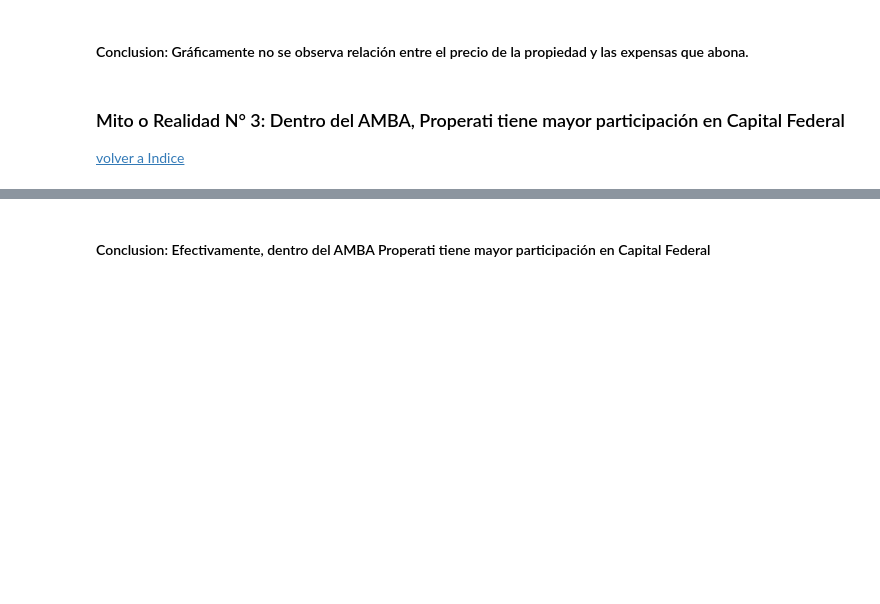
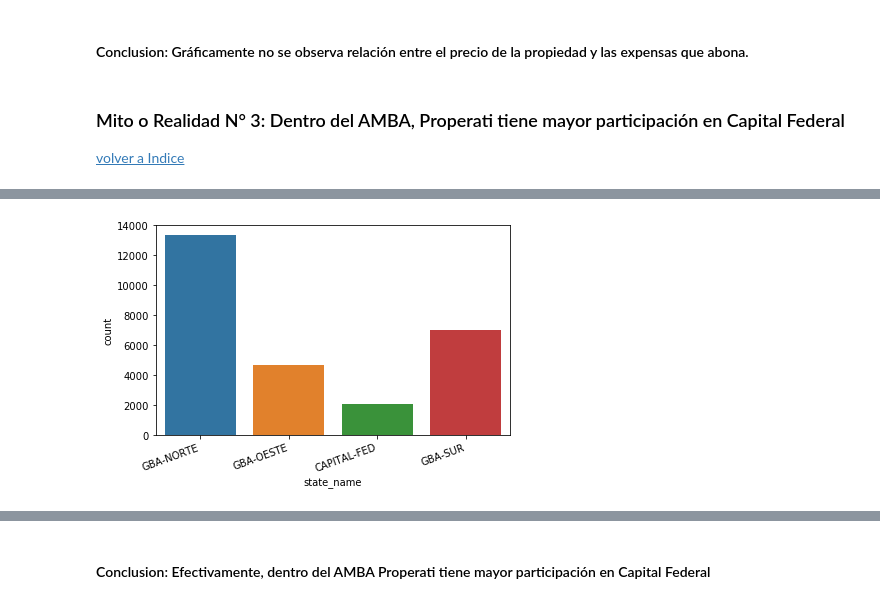
Before and after one commit to ronnygomez/DHDS-7, a Jupyter notebook: Desafio_1_FINAL.ipynb, the cells around one changed output, grey strips where cells are left out. Drawn from its saved outputs; the diff is of its cells as text; code cells hidden in the pictures; blank space fills up the shorter version.

```diff
--- a/Desafio_1_FINAL.ipynb
+++ b/Desafio_1_FINAL.ipynb
@@ -2870,0 +2850,10 @@ plt.show()
+# %%
+#Graficamos que participacion de mercado tiene el producto "house"
+mask = data_amba["property_type"] == "house"
+house = data_amba.loc[mask, :]
+ax = sns.countplot(x="state_name", data=house)
+ax.set_xticklabels(ax.get_xticklabels(),rotation=20, ha="right")
+plt.tight_layout()
+plt.show()
+# %% [output]
+[figure, added]
```
Also changed, not shown: parts of 16 cells of this notebook.
